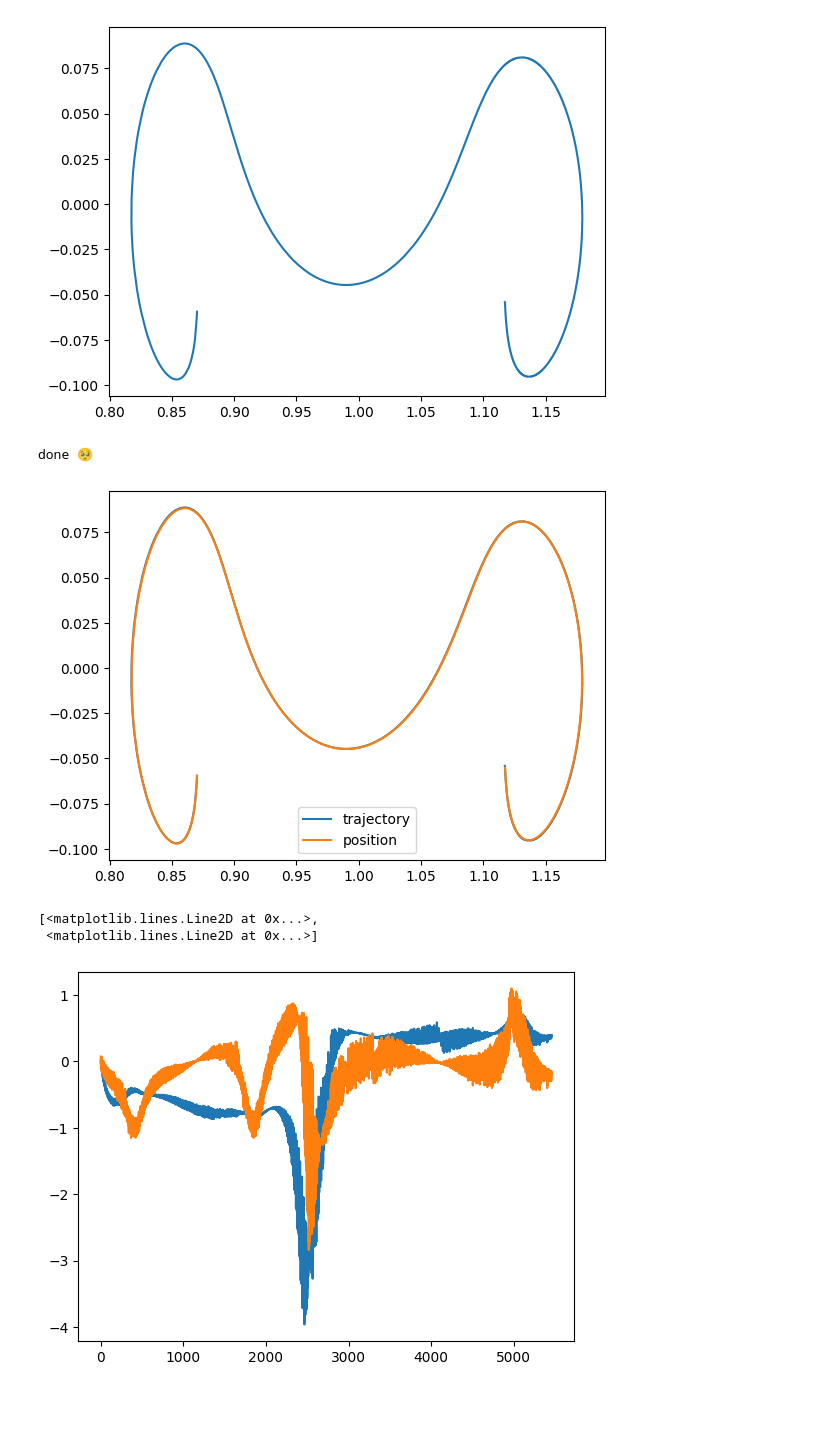
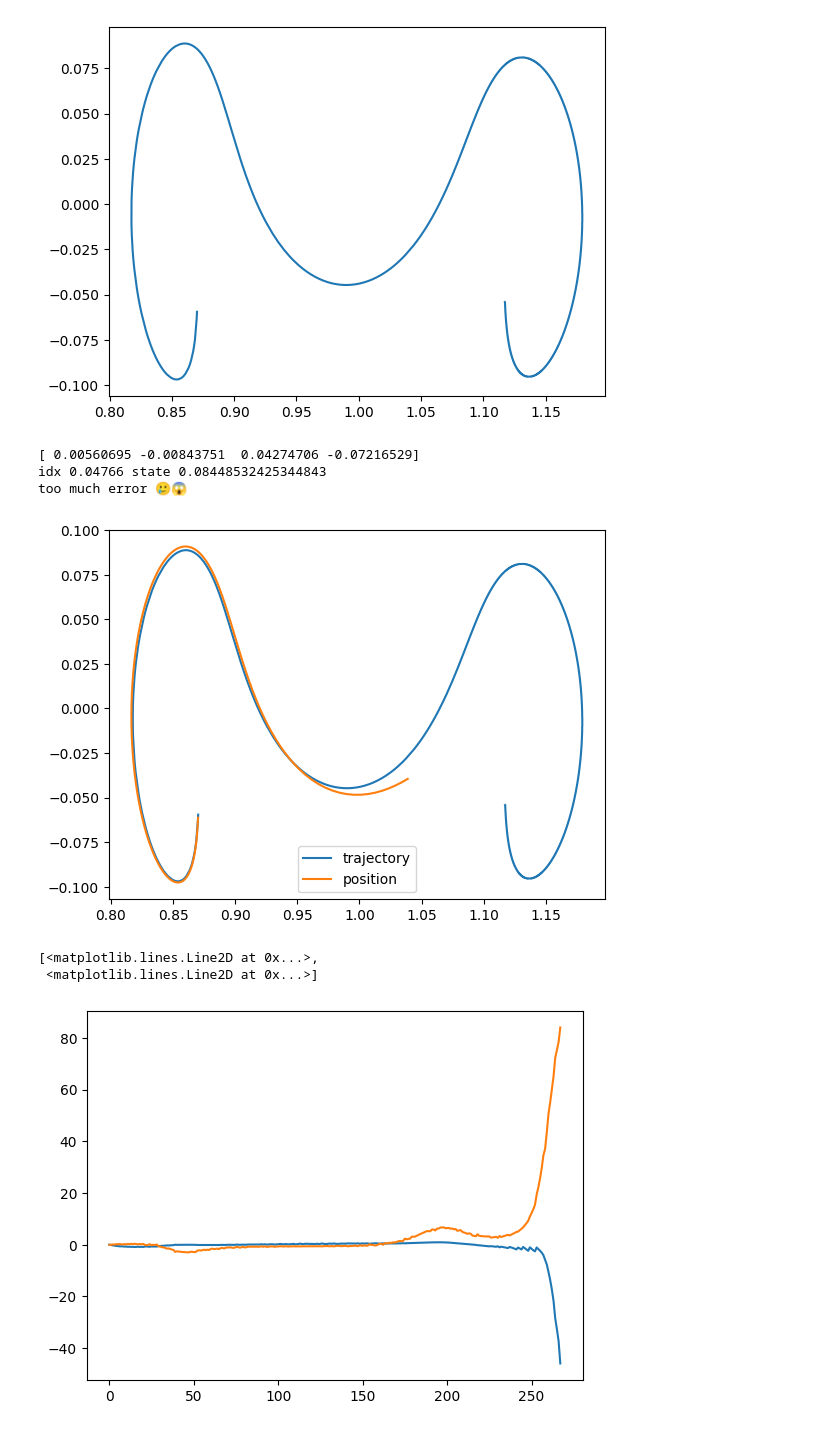
Before and after one commit to alibaniasad1999/master-thesis, a Jupyter notebook: Code/Python/TBP/Classic/env_3body_p_guidance.ipynb, the cells around one changed output. Drawn from its saved outputs; the diff is of its cells as text; code cells hidden in the pictures; blank space fills up the shorter version.

```diff
--- a/Code/Python/TBP/Classic/env_3body_p_guidance.ipynb
+++ b/Code/Python/TBP/Classic/env_3body_p_guidance.ipynb
@@ -52,7 +52,7 @@ class ThreeBodyEnv(gym.Env):
     def __init__(self, trajectory_, error_range=0.01, final_range=0.001):
         self.trajectory = trajectory_
         self.state = np.zeros(4)
-        self.dt = 0.001
+        self.dt = 0.01
         self.mu = 0.012277471
         self.action_space = spaces.Box(low=-4, high=4, shape=(2,), dtype=np.float32)
         self.observation_space = spaces.Box(low=-1, high=1, shape=(4,), dtype=np.float32)
@@ -155,30 +155,32 @@ class ThreeBodyEnv(gym.Env):
 # %%
 env = ThreeBodyEnv(trajectory)
 env.reset()
 # save position
 position_array = []
 action_array = []
 state_array = []
 # using PD Guidance
 for i in range(6000):
-    action = -1200 * env.state[2:] - 70 * env.state[:2]
+    action = -1200 * env.state[2:] - 1 * env.state[:2]
     # print(i)
     # print(action)
     action_array.append(action)
     state, reward, done, _, position = env.step(action)
     state_array.append(state)
     position_array.append(position)
     if done:
         break
 plt.plot(trajectory[:,0], trajectory[:,1])
 plt.plot(np.array(position_array)[:,0], np.array(position_array)[:,1])
 # legned
 plt.legend(['trajectory', 'position'])
 plt.show()
 plt.plot(action_array)
 # %% [output]
-done 🥺
+[ 0.00560695 -0.00843751  0.04274706 -0.07216529]
+idx 0.04766 state 0.08448532425344843
+too much error 🥲😱
-[figure, old version]
+[figure, new version]
 [<matplotlib.lines.Line2D at 0x...>,
  <matplotlib.lines.Line2D at 0x...>]
-[figure, old version]
+[figure, new version]
```
Also changed, not shown: 16 other files.
